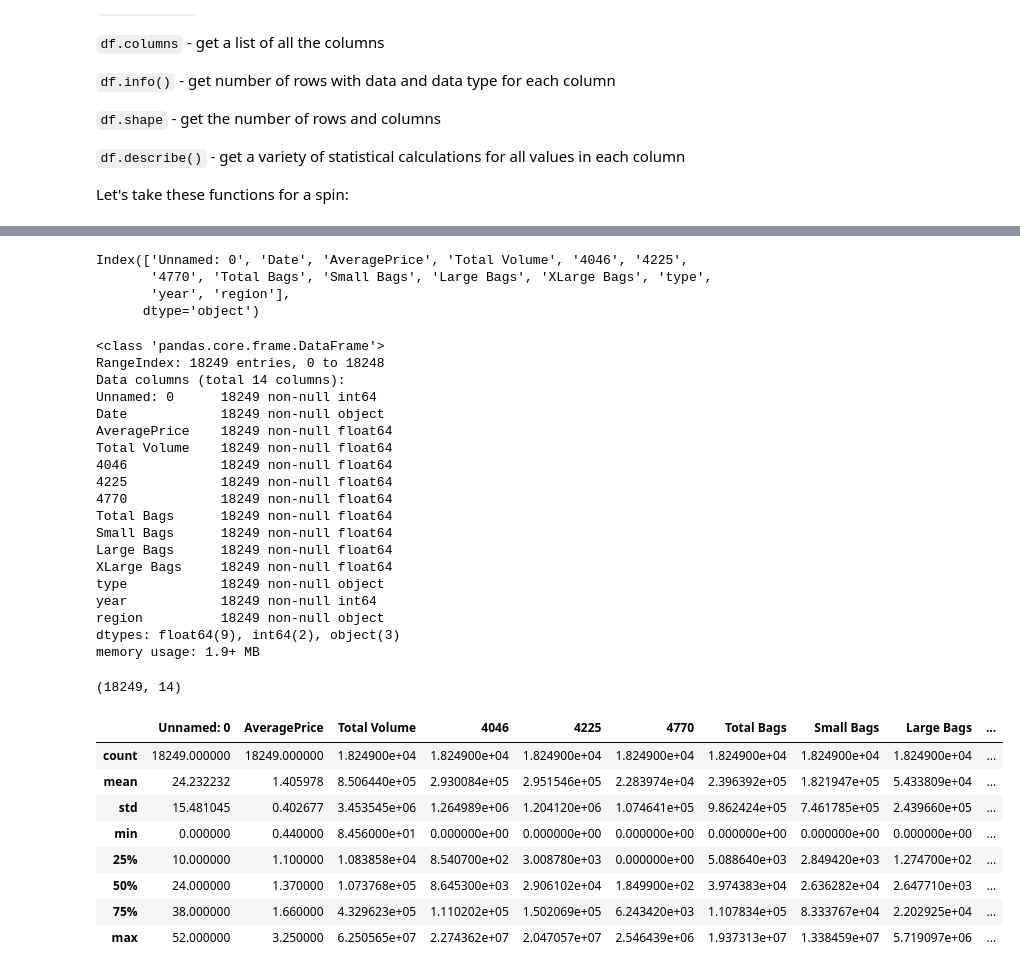
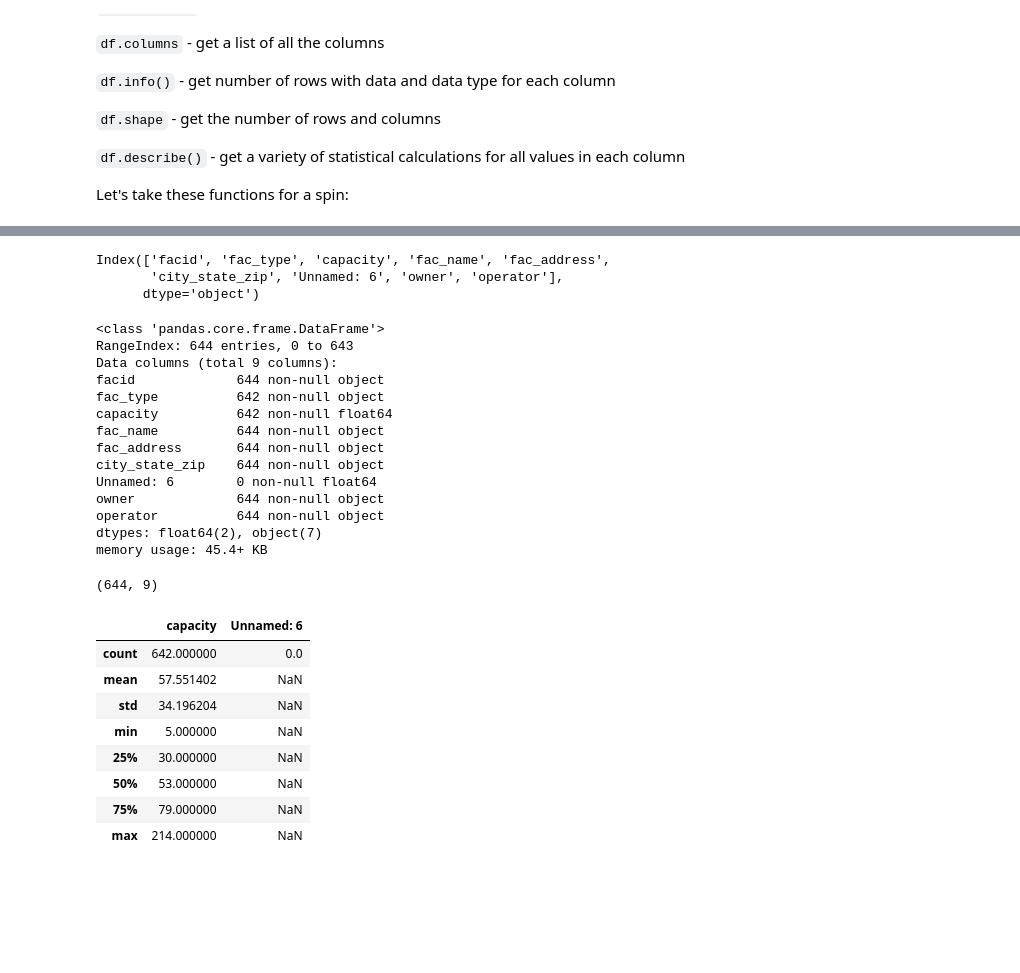
Before and after one commit to wcraft/nicar-2019, a Jupyter notebook: pandas.ipynb, the cells around one changed output, grey strips where cells are left out. Saved outputs shown, nothing was run; the diff lists cells and outputs as text; code cells hidden in the pictures; blank space fills up the shorter version.

```diff
--- a/pandas.ipynb
+++ b/pandas.ipynb
@@ -65,5 +65,6 @@ The data we used above `data/avocado-short.csv` is a 40 row slice of the full `d
 # %%
-avo_data = pd.read_csv('data/avocado.csv')
+#nursing home facility data
+nfacs = pd.read_csv('data/facilities.csv')
 # %% [markdown]
 ### Interview Functions
 
@@ -112,45 +113,39 @@ avo_data.sample(5)
 # %%
-avo_data.columns
+nfacs.columns
 # %% [output]
-Index(['Unnamed: 0', 'Date', 'AveragePrice', 'Total Volume', '4046', '4225',
-       '4770', 'Total Bags', 'Small Bags', 'Large Bags', 'XLarge Bags', 'type',
-       'year', 'region'],
+Index(['facid', 'fac_type', 'capacity', 'fac_name', 'fac_address',
+       'city_state_zip', 'Unnamed: 6', 'owner', 'operator'],
       dtype='object')
 # %%
-avo_data.info()
+nfacs.info()
 # %% [output]
 <class 'pandas.core.frame.DataFrame'>
-RangeIndex: 18249 entries, 0 to 18248
-Data columns (total 14 columns):
-Unnamed: 0      18249 non-null int64
-Date            18249 non-null object
-AveragePrice    18249 non-null float64
-Total Volume    18249 non-null float64
-4046            18249 non-null float64
-4225            18249 non-null float64
-4770            18249 non-null float64
-Total Bags      18249 non-null float64
-Small Bags      18249 non-null float64
-Large Bags      18249 non-null float64
-XLarge Bags     18249 non-null float64
-type            18249 non-null object
-year            18249 non-null int64
-region          18249 non-null object
-dtypes: float64(9), int64(2), object(3)
-memory usage: 1.9+ MB
+RangeIndex: 644 entries, 0 to 643
+Data columns (total 9 columns):
+facid             644 non-null object
+fac_type          642 non-null object
+capacity          642 non-null float64
+fac_name          644 non-null object
+fac_address       644 non-null object
+city_state_zip    644 non-null object
+Unnamed: 6        0 non-null float64
+owner             644 non-null object
+operator          644 non-null object
+dtypes: float64(2), object(7)
+memory usage: 45.4+ KB
 # %%
-avo_data.shape
+nfacs.shape
 # %% [output]
-(18249, 14)
+(644, 9)
 # %%
-avo_data.describe()
+nfacs.describe()
 # %% [output]
-|  | Unnamed: 0 | AveragePrice | Total Volume | 4046 | 4225 | 4770 | Total Bags | Small Bags | Large Bags | ... |
-| count | 18249.000000 | 18249.000000 | 1.824900e+04 | 1.824900e+04 | 1.824900e+04 | 1.824900e+04 | 1.824900e+04 | 1.824900e+04 | 1.824900e+04 | ... |
-| mean | 24.232232 | 1.405978 | 8.506440e+05 | 2.930084e+05 | 2.951546e+05 | 2.283974e+04 | 2.396392e+05 | 1.821947e+05 | 5.433809e+04 | ... |
-| std | 15.481045 | 0.402677 | 3.453545e+06 | 1.264989e+06 | 1.204120e+06 | 1.074641e+05 | 9.862424e+05 | 7.461785e+05 | 2.439660e+05 | ... |
-| min | 0.000000 | 0.440000 | 8.456000e+01 | 0.000000e+00 | 0.000000e+00 | 0.000000e+00 | 0.000000e+00 | 0.000000e+00 | 0.000000e+00 | ... |
-| 25% | 10.000000 | 1.100000 | 1.083858e+04 | 8.540700e+02 | 3.008780e+03 | 0.000000e+00 | 5.088640e+03 | 2.849420e+03 | 1.274700e+02 | ... |
-| 50% | 24.000000 | 1.370000 | 1.073768e+05 | 8.645300e+03 | 2.906102e+04 | 1.849900e+02 | 3.974383e+04 | 2.636282e+04 | 2.647710e+03 | ... |
-| 75% | 38.000000 | 1.660000 | 4.329623e+05 | 1.110202e+05 | 1.502069e+05 | 6.243420e+03 | 1.107834e+05 | 8.333767e+04 | 2.202925e+04 | ... |
-| max | 52.000000 | 3.250000 | 6.250565e+07 | 2.274362e+07 | 2.047057e+07 | 2.546439e+06 | 1.937313e+07 | 1.338459e+07 | 5.719097e+06 | ... |
+|  | capacity | Unnamed: 6 |
+| count | 642.000000 | 0.0 |
+| mean | 57.551402 | NaN |
+| std | 34.196204 | NaN |
+| min | 5.000000 | NaN |
+| 25% | 30.000000 | NaN |
+| 50% | 53.000000 | NaN |
+| 75% | 79.000000 | NaN |
+| max | 214.000000 | NaN |
```
Also changed, not shown: parts of 22 cells of this notebook, 2 other files.
